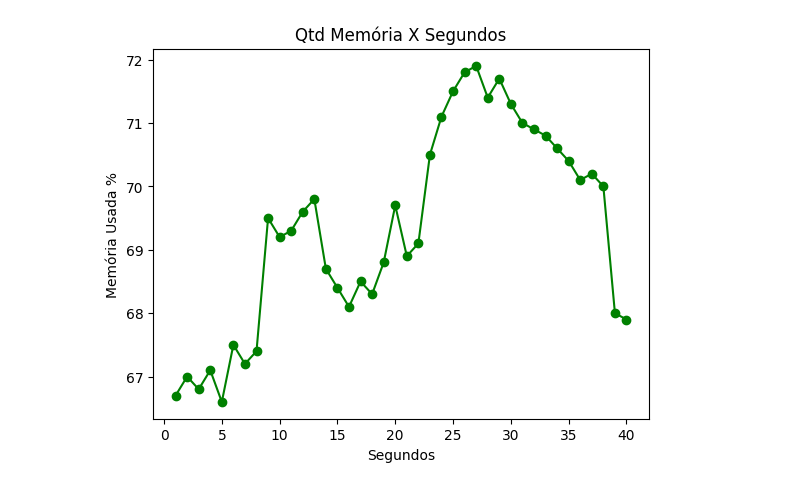
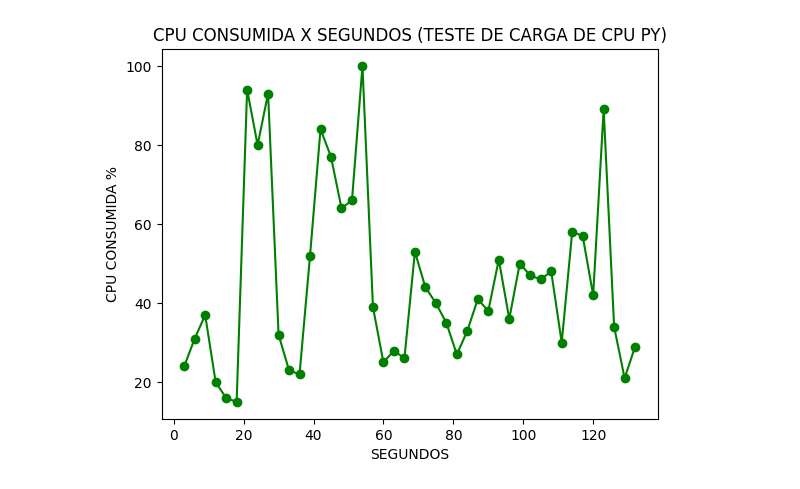
Before and after one commit to laisy/ADS-Scripts, a Jupyter notebook: coleta.ipynb, the cells around one changed output. Cells and saved outputs as stored; diff of their text form; code cells hidden in the pictures.

```diff
--- a/coleta.ipynb
+++ b/coleta.ipynb
@@ -18,0 +19,2 @@ print(lines)
+# %%
+lines.pop(0)
@@ -19,25 +42,25 @@ print(lines)
 # %%
-x = []
 y = []
 for k in lines:
     date = k[1] + ' ' + k[2]
     date = datetime.strptime(date, '%Y/%m/%d %H:%M:%S')
     hora = date.time()
-    # MemUsed / MemTotal
-    MemUsed = round((float(k[10]) / float(k[8]))*100, 1)
-    if MemUsed not in y:
-        y.append(MemUsed)
+    # CpuPercent
+    CpuPercent = int(round(float(k[3])))
+    if CpuPercent not in y:
+        y.append(CpuPercent)
 # %%
+x = []
 cont = 0
-for k in y:
-    cont += 1
+for k in range(len(y)):
+    cont += 3
     x.append(cont)
 # %%
-plt.title("Qtd Memória X Segundos")
-plt.xlabel('Segundos')
-plt.ylabel('Memória Usada %')
+plt.title("CPU CONSUMIDA X SEGUNDOS (TESTE DE CARGA DE CPU PY)")
+plt.xlabel('SEGUNDOS')
+plt.ylabel('CPU CONSUMIDA %')
 plt.plot(x, y, marker = 'o', c = 'g')
 # plt.ylim(50, 75)
 plt.show()
 # %% [output]
-[figure, old version]
+[figure, new version]
```
Also changed, not shown: parts of 5 cells of this notebook, 1 other file.
